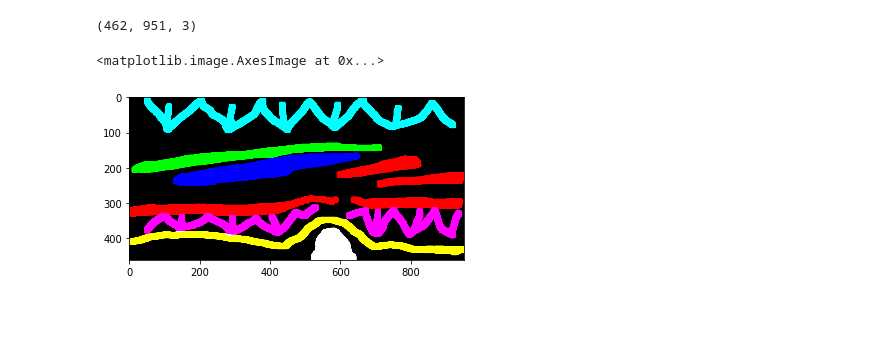
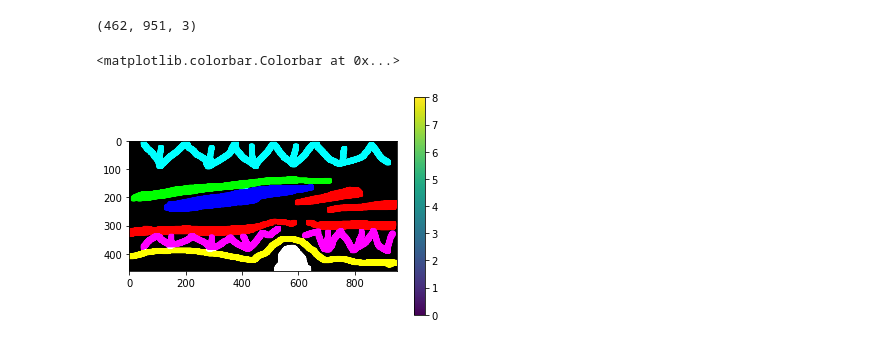
Before and after one commit to lonestar686/MalenoV, a Jupyter notebook: F3_seismic_data_plus_machine_learning/predict.ipynb, the cells around one changed output. Cells and saved outputs as stored; diff of their text form; code cells hidden in the pictures; blank space fills up the shorter version.

```diff
--- a/F3_seismic_data_plus_machine_learning/predict.ipynb
+++ b/F3_seismic_data_plus_machine_learning/predict.ipynb
@@ -509,10 +508,11 @@ print(mask1.shape)
 (462, 951, 3)
 # %%
 #plt.imshow((mask_il_239.T+segy_data_239.T)*0.5, vmin=0, vmax=8, interpolation='bicubic')
-plt.imshow(mask1, interpolation='bicubic')
+plt.imshow(mask1, interpolation='bicubic', vmin=0, vmax=8)
+plt.colorbar()
 # %% [output]
-<matplotlib.image.AxesImage at 0x...>
+<matplotlib.colorbar.Colorbar at 0x...>
-[figure, old version]
+[figure, new version]
 # %%
 # Function for example creating
 # Outputs a dictionary with pairs of cube tuples and labels
```
Also changed, not shown: parts of 14 cells of this notebook, 1 other file.
